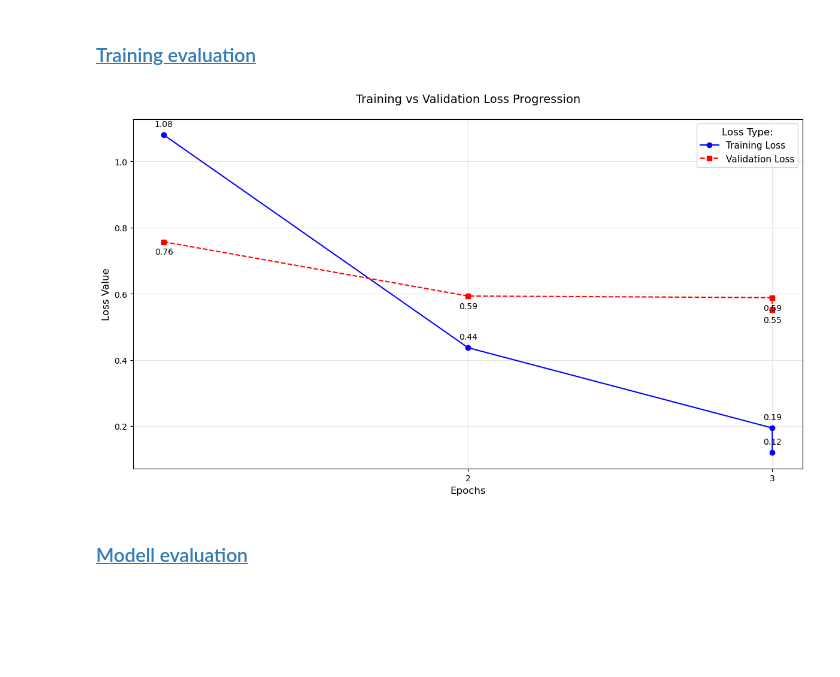
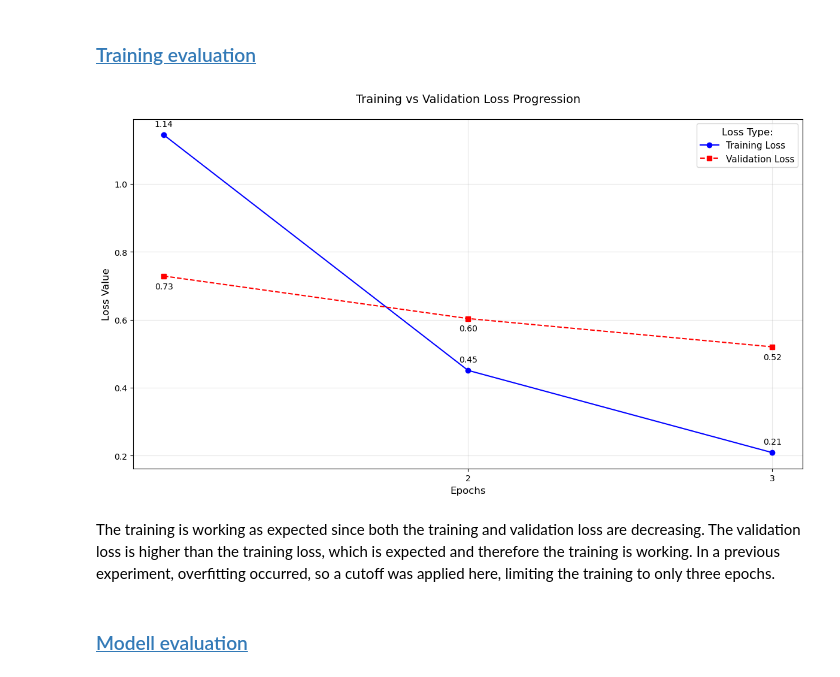
Before and after one commit to JonaKoenemann/DSKIM_audio_atmosphere_classification, a Jupyter notebook: Abgabe/notebooks/1_AST_class_weights.ipynb, the cells around one changed output. Drawn from its saved outputs; the diff is of its cells as text; code cells hidden in the pictures; blank space fills up the shorter version.

```diff
--- a/Abgabe/notebooks/1_AST_class_weights.ipynb
+++ b/Abgabe/notebooks/1_AST_class_weights.ipynb
@@ -283,38 +285,40 @@ train_epochs = []
 train_loss = []
 eval_epochs = []
 eval_loss = []
 
 for log in trainer.state.log_history:
     if 'loss' in log:
         train_epochs.append(int(log['epoch']))  # Convert to integer epoch
         train_loss.append(log['loss'])
     if 'eval_loss' in log:
         eval_epochs.append(int(log['epoch']))  # Convert to integer epoch
         eval_loss.append(log['eval_loss'])
 
 # Create the plot
 plt.figure(figsize=(12, 7))
-plt.plot(train_epochs, train_loss, 'bo-', label='Training Loss')
-plt.plot(eval_epochs, eval_loss, 'rs--', label='Validation Loss')
+plt.plot(train_epochs[:3], train_loss[:3], 'bo-', label='Training Loss')
+plt.plot(eval_epochs[:3], eval_loss[:3], 'rs--', label='Validation Loss')
 
 # Add plot descriptions
 plt.xlabel('Epochs', fontsize=12)
 plt.ylabel('Loss Value', fontsize=12)
 plt.title('Training vs Validation Loss Progression', fontsize=14, pad=20)
 plt.legend(title='Loss Type:', title_fontsize=12, fontsize=11)
 plt.grid(True, alpha=0.3)
 plt.xticks(np.arange(min(train_epochs)+1, max(train_epochs)+1, 1.0))
 
 # Add axis labels and data point markers
-for x,y in zip(train_epochs, train_loss):
+for x,y in zip(train_epochs[:3], train_loss[:3]):
     plt.annotate(f"{y:.2f}", (x, y), textcoords="offset points", xytext=(0,10), ha='center')
-for x,y in zip(eval_epochs, eval_loss):
+for x,y in zip(eval_epochs[:3], eval_loss[:3]):
     plt.annotate(f"{y:.2f}", (x, y), textcoords="offset points", xytext=(0,-15), ha='center')
 
 plt.tight_layout()
 plt.show()
 # %% [output]
-[figure, old version]
+[figure, new version]
+# %% [markdown]
+The training is working as expected since both the training and validation loss are decreasing. The validation loss is higher than the training loss, which is expected and therefore the training is working. In a previous experiment, overfitting occurred, so a cutoff was applied here, limiting the training to only three epochs.
 # %% [markdown]
 ### <a id='toc1_6_2_'></a>[Modell evaluation](#toc0_)
 # %%
```
Also changed, not shown: parts of 11 cells of this notebook.
